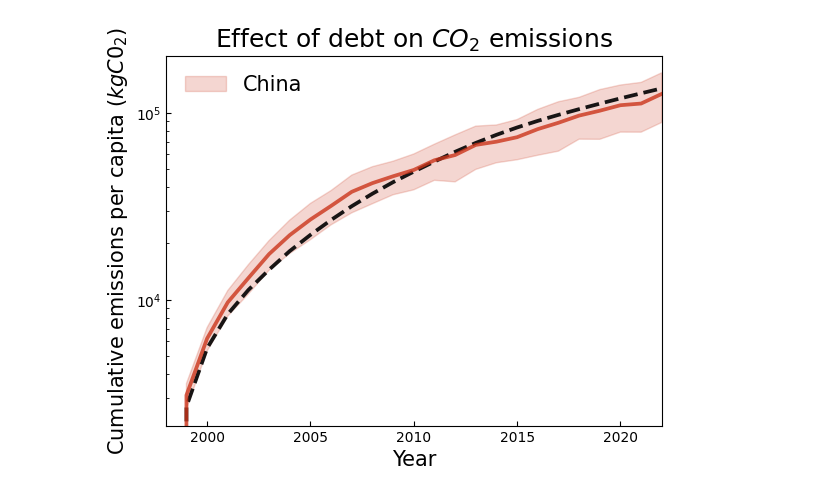
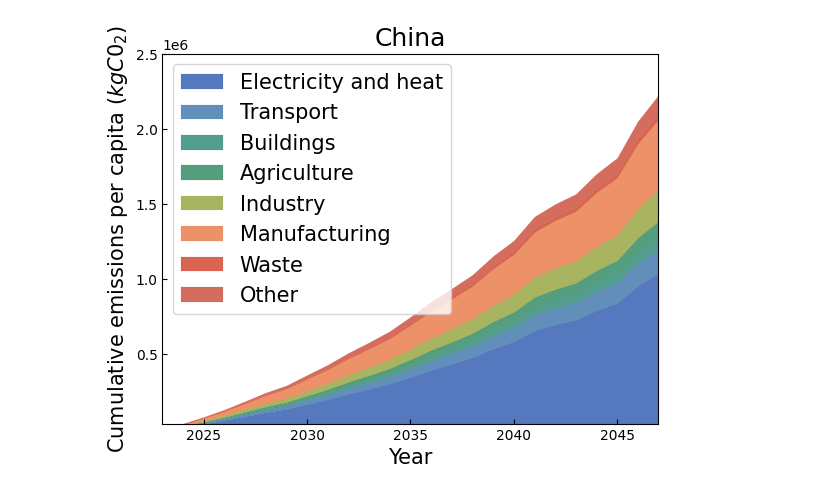
Before and after one commit to barnabeledoux/Gambling-with-carbon, a Jupyter notebook: main_countries.ipynb, the cells around one changed output. Cells and saved outputs as stored; diff of their text form; code cells hidden in the pictures.

```diff
--- a/main_countries.ipynb
+++ b/main_countries.ipynb
@@ -36,7 +36,7 @@ def smoothen(list, nm = 10, lim=0):
 
 country = "china" #Pick the country among US, china, denmark, france
 duration = 25 #Duration in years
-R2calc = True #If True, calculate R2, else calculate MAE
+R2calc = False #If True, calculate R2, else calculate MAE
 
 ##DATA##
 #For US
@@ -90,7 +90,7 @@ cmapphase = LinearSegmentedColormap.from_list('cmap', clist)
 gratelist = [GDPpercapitalist[i] / GDPpercapitalist[i - 1] for i in range(1, len(GDPpercapitalist))] #Growth rate list, from 1 to duration-1
 levlist = np.array([deficitpercapitalist[i] / GDPpercapitalist[i] + 1. for i in range(len(GDPpercapitalist))]) #Leverage list, from 1 to duration-1
 rlist = np.array(gratelist) - 1. - deficitpercapitalist[1:] / GDPpercapitalist[1:] #Implicit growth rate list from 1 to duration-1
-rholist = np.array([(debtpercapitalist[i+1] - deficitpercapitalist[i])/debtpercapitalist[i] for i in range(len(rlist)-1)] + [(debtpercapitalist[-1] - deficitpercapitalist[-2])/debtpercapitalist[-2]]) #Interest rate list from 1 to duration-2
+rholist = np.array([(debtpercapitalist[i+1] - (levlist[i]-1)*GDPpercapitalist[i])/debtpercapitalist[i] for i in range(len(rlist)-1)]) #Interest rate list from 1 to duration-2
 
 
 ##Initial conditions##
@@ -167,7 +167,9 @@ china  Parameters: L = 1.025 , sigmaL =  0.023 , rho = 1.125 , sigmarho =  0.102
 temp = False
 countries = ['US', 'china', 'denmark', 'france']
 duration = 25 #Duration in years
-R2calc = False #If True, calculate R2, else calculate MAE
+R2calc = True #If True, calculate R2, else calculate MAE
+territorial = False #If True, use territorial emissions, else use consumption-based emissions
+territorialstr = 'territorial' if territorial else 'consumption-based'
 
 title = r'Effect of debt on $CO_2$ emissions'
 fig1 = plt.figure()
@@ -177,7 +179,7 @@ clist = [(0, clist[0]), (0.05, clist[1]), (0.1, clist[2]), (0.2, clist[3]), (0.3
 cmapphase = LinearSegmentedColormap.from_list('cmap', clist) #Create the colormap
 
 for n, country in enumerate(countries):
-    Emperyearlist = np.load(cd + '/data/Emperyearlist_'+country+'.npy') #Yearly emissions per capita data
+    Emperyearlist = np.load(cd + '/data/Emperyearlist_'+country+'_'+territorialstr+'.npy') #Yearly emissions per capita data
     GDPpercapitalist = np.load(cd + '/data/GDPpercapita_'+country+'.npy') #GDP per capita data
     debtpercapitalist = np.load(cd + '/data/debtpercapita_'+country+'.npy') #Debt per capita data
     poplist = np.load(cd + '/data/pop_'+country+'.npy') #Population data
@@ -250,10 +252,10 @@ if temp:
 
 ax1.legend(fontsize=15, loc='lower right', ncols = 2)
 ax1.set_xlabel(r'Year', fontsize=15)
-ax1.set_ylabel(r'Cumulative emissions per capita ($kgC0_2$)', fontsize=15)
+ax1.set_ylabel(r'Cumulative emissions ' + '\n' +r' per capita ($kgC0_2$)', fontsize=18)
 ax1.margins(x=0)
 ax1.set_yscale('log')
 ax1.set_xticks([firstyear+i for i in range(2, duration+1, 2)])
 ax1.tick_params(direction='in', which='both')
-fig1.savefig(cd + '/results/emissions_data_all.pdf')
+fig1.savefig(cd + '/results/emissions_data_all_'+territorialstr+'.pdf')
 # %% [output]
@@ -265,71 +1004,91 @@ france MAE Emissions / <Emissions>: 0.0654379899358911
 # %%
-## Integrated emissions for single countries##
-
+## Predicted emissions per sector ##
 country = "china" #Pick the country among US, china, denmark, france
 duration = 25 #Duration in years
+firstyear = 2022 - duration #Starting year for the study
+tflist=np.array(range(duration)) #Time frame list, from 0 to duration-1
+territorial = False #If True, use territorial emissions, else use consumption-based emissions
+territorialstr = 'territorial' if territorial else 'consumption-based'
 
-Emperyearlist = np.load(cd + '/data/Emperyearlist_'+country+'.npy') #Yearly emissions per capita data
+temp, logscale = False, False
+
+Emperyearlist = np.load(cd + '/data/Emperyearlist_'+country+'_'+territorialstr+'.npy') #Yearly emissions per capita data
 GDPpercapitalist = np.load(cd + '/data/GDPpercapita_'+country+'.npy') #GDP per capita data
 debtpercapitalist = np.load(cd + '/data/debtpercapita_'+country+'.npy') #Debt per capita data
 poplist = np.load(cd + '/data/pop_'+country+'.npy') #Population data
 deficitpercapitalist = np.load(cd + '/data/deficitpercapita_'+country+'.npy') #Deficit per capita data
 tflist=np.array(range(duration)) #Time frame list, from 0 to duration-1
-firstyear = 1960 + GDPpercapitalist.size-duration #Starting year for the study
+firstyear = 1960 + GDPpercapitalist.size-duration
 
-# Rescale all lists to have the same size
+#Starting year for the study
 Emperyearlist = Emperyearlist[-duration:]
 GDPpercapitalist = GDPpercapitalist[-duration:]
 debtpercapitalist = debtpercapitalist[-duration:]
 poplist = poplist[-duration:]
 deficitpercapitalist = deficitpercapitalist[-duration:]
 
 gratelist = [GDPpercapitalist[i] / GDPpercapitalist[i - 1] for i in range(1, len(GDPpercapitalist))] #Growth rate list, from 1 to duration-1
+rlist = np.array(gratelist) - 1. - deficitpercapitalist[1:] / GDPpercapitalist[1:] #Implicit growth rate list from 1 to duration-1
 levlist = deficitpercapitalist / GDPpercapitalist + 1. #Leverage list, from 1 to duration-1
-rlist = np.array(gratelist) - 1. - deficitpercapitalist[1:] / GDPpercapitalist[1:] #Implicit growth rate list from 1 to duration-1
 rholist = np.array([(debtpercapitalist[i+1] - (levlist[i]-1)*GDPpercapitalist[i])/debtpercapitalist[i] for i in range(len(rlist)-1)]) #Interest rate list from 1 to duration-2
 
 ##Initial conditions##
-GDP0 = GDPpercapitalist[0] #Initial GDP per capita
-L = np.mean(levlist) #Average leverage
+GDP0 = GDPpercapitalist[-1] #Initial GDP per capita
 rho = np.mean(rholist) #Average interest rate
 meanW = np.mean(np.log(1.+rlist)) #Mean of the log of the implicit growth rate
 sigW = np.std(np.log(1.+rlist)) #Standard deviation of the log of the implicit growth rate
 inidebt = debtpercapitalist[0] #Initial debt per capita
 Emintensitylist = Emperyearlist/GDPpercapitalist #Emissions intensity list, from 0 to duration-1
 gamma, I0 = -(Emintensitylist[-1] - Emintensitylist[0])/Emintensitylist.size, Emintensitylist[0] #Linear parameters for the emissions intensity
 
+L = 1.02 #Average leverage, can be changed to study different leverage values
+
+title = r'Leverage and $CO_2$ emissions in ' + 'the US' if country=='US' else '' + str.upper(country[0]) + country[1:]
 fig1 = plt.figure()
 ax1 = fig1.add_subplot(111)
+if temp:
+    ax2 = ax1.twinx()
+    ax2.yaxis.tick_right()
+    ax2.yaxis.set_tick_params(direction='in', which='both')
+    ax2.set_ylabel(r'$\Delta T$ ($^{\circ}$C)', fontsize=15, labelpad=0)
+cdeb = list(carr[7:12]).copy()
+cdeb.reverse()
+clist = (cdeb+list(carr[:2])+list(carr[1:5])+list(carr[14:])).copy()
+clist = [(0, clist[1]), (0.1, clist[2]), (0.32, clist[3]),  (0.5, clist[4]), (0.65, clist[5]), (0.7, clist[7]), (0.75, clist[8]), (0.82, clist[9]), (1., clist[10])] #[(i*1/11., clist[i]) for i in range(len(clist))]
+cmapphase = LinearSegmentedColormap.from_list('cmap', clist) #Create the colormap
 
-ax1.plot(firstyear+tflist, [sum(Emperyearlist[:i]) for i in tflist], lw = 2.7, alpha = 0.9, ls='--', c='black')#, label=r'$\mathcal{E}_{\text{per capita}}$ (data)' if n==0 else None)
+rep = 100 #Number of repetitions
+avgEm = 0. #Initiate average emissions
+for i in range(rep):
+    model = kelly_debt(5, L, GDP0, 100, rho, 50, gaussian=True, W = meanW, sig=sigW, borroweachstep=True)
+    emissions = np.array([model.emissions(firstyear+tf, Emintensitylist, firstyear, predic = True)[0] for tf in tflist])
+    avgEm += emissions
+avgEm = avgEm/rep
 
-model = kelly_debt(5, L, GDP0, 100, rho, duration-1, gaussian=True, W = meanW, sig=sigW, borroweachstep=True, D0 = inidebt) #Stochastic model
-rep = 100 #Number of repetitions
-avgEm = 0.
-avgEmdiff = 0.
-stdsqr = 0.
-for i in range(rep):
-    emissions = np.array([model.emissions(firstyear+tf, Emintensitylist, firstyear, predic = False)[0] for tf in tflist])
-    emissionsdiff = np.array([emissions[tf+1] - emissions[tf] for tf in tflist[:-1]])
-    emissionsdiff = np.array([(emissionsdiff[min(tf+1, len(tflist)-2)] + emissionsdiff[tf])/2. for tf in tflist[:-1]])
-    avgEm += emissions #Update average
-    avgEmdiff += emissionsdiff #Update standard deviation
-    stdsqr += np.array([(emissions[tf] - avgEm[tf]/(i+(i==0)))**2 for tf in tflist])
-avgEm = avgEm/rep
-avgEmdiff = avgEmdiff/rep
-stdsqr = np.sqrt(stdsqr/rep)
-ax1.plot(firstyear+tflist, avgEm, lw = 2.7, alpha = 0.8, c=cmapphase(1/4))
-ax1.fill_between(firstyear+tflist, avgEm - stdsqr, avgEm + stdsqr, color=cmapphase(1/4), alpha=0.2, label=str.upper(country[0]) + country[1:]) #Standard deviation from stochasticity
+#for US
+repart_sectors = np.load(cd + '/data/repart_sectors_'+country+'.npy')
 
+sector_title = ['Electricity and heat', 'Transport', 'Buildings', 'Agriculture', 'Industry', 'Manufacturing', 'Waste', 'Other']
+for j in range(len(repart_sectors)):
+    x0, x1 = sum(repart_sectors[:j]), sum(repart_sectors[:j+1])
+    ax1.fill_between(2023+tflist, x0*avgEm, x1*avgEm, lw = .1, alpha = 0.75, color=cmapphase(j/(len(repart_sectors)-1)), label=sector_title[j])
 
-ax1.set_xlim(firstyear,2022)
-ax1.legend(fontsize=15, loc='upper left', frameon=False)
+ax1.legend(fontsize=15, loc='upper left')
+ylimmin, ylimmax = 4E4, 2.5E6
 ax1.set_xlabel(r'Year', fontsize=15)
-ax1.set_ylabel(r'Cumulative emissions per capita ($kgC0_2$)', fontsize=15)
+ax1.set_ylabel(r'Cumulative emissions ' + '\n' +r' per capita ($kgC0_2$)', fontsize=18)
 ax1.margins(x=0)
-ax1.set_yscale('log')
+if logscale:
+    ax1.set_yscale('log')
+if temp:
+    if logscale:
+        ax2.set_yscale('log')
+    worldpop = 8E9
+    ax2.set_ylim(ylimmin*1.6*1E-5, ylimmax*1.6*1E-15*worldpop)
+ax1.set_xlim(2023+tflist[0],2023+tflist[-1])
+ax1.set_ylim(ylimmin,ylimmax)
 ax1.set_title(title, fontsize=18)
 ax1.tick_params(direction='in', which='both')
-fig1.savefig(cd + '/results/emissions_data'+country+'.pdf')
+fig1.savefig(cd + '/results/emissions_pred_persector'+country+'_'+territorialstr+'.pdf')
 # %% [output]
-[figure, old version]
+[figure, new version]
```
Also changed, not shown: parts of 20 cells of this notebook.
